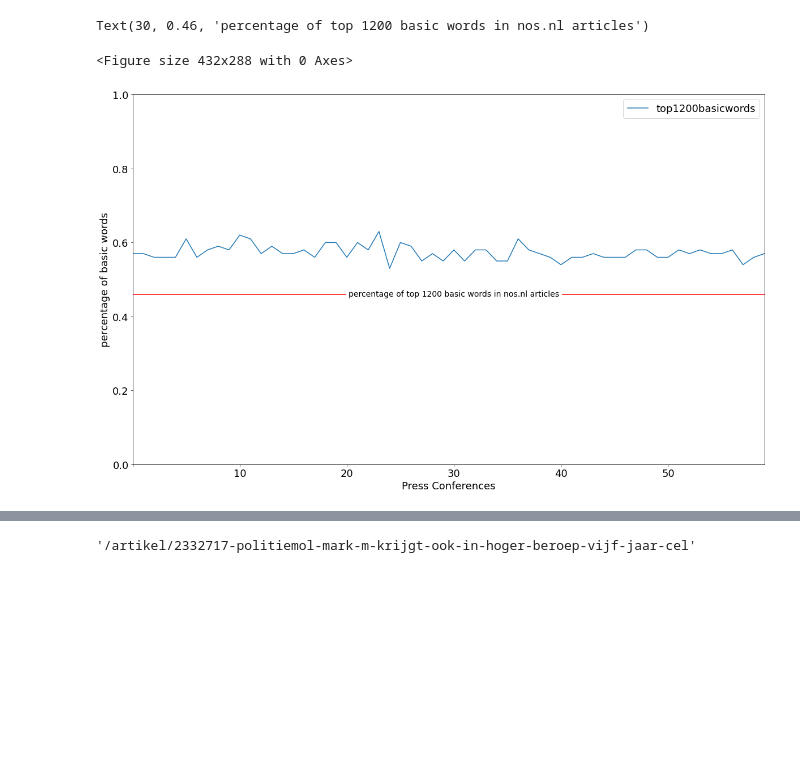
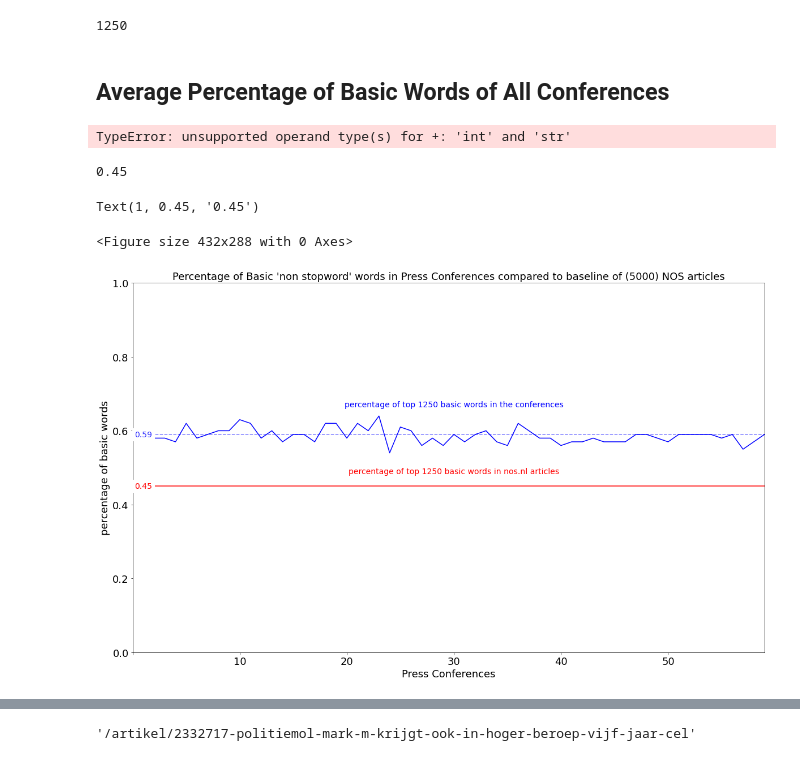
Before and after one commit to matthiasmeester/dm_project, a Jupyter notebook: src/analyses/Basic Word Usage.ipynb, the cells around one changed output, grey strips where cells are left out. Saved outputs shown, nothing was run; the diff lists cells and outputs as text; code cells hidden in the pictures; blank space fills up the shorter version.

Commit message:
Finished Basic Word Usage and nos.nl Article Comparison and created correct Corpus, TF and TF-IDF

```diff
--- a/src/analyses/Basic Word Usage.ipynb
+++ b/src/analyses/Basic Word Usage.ipynb
@@ -81,0 +65,4 @@ df3['basicwords1200'][0]
+# %%
+nr_of_words = [300, 600, 900, 1200, 1500, 1800, 2100]
+# %%
+conferences_basic_words = percentage_of_basic_words(CONFERENCES_CORPUS_DF, nr_of_words=nr_of_words, include_stopwords=False)
@@ -82,23 +77,50 @@ df3['basicwords1200'][0]
+# %%
+nos_basic_words = percentage_of_basic_words(NOS_CORPUS_DF, nr_of_words=nr_of_words, include_stopwords=False)
+# %% [output]
+1250
+# %% [markdown]
+## Average Percentage of Basic Words of All Conferences
+# %%
+def average_percentage(basic_words):
+    flattened_list = [item for sublist in basic_words for item in sublist]
+    return round(sum(flattened_list[1:])/len(flattened_list[1:]), 2)
+
+
+average_conferences_basic_words = average_percentage(conferences_basic_words)
+average_conferences_basic_words
+# %% [output]
+TypeError: unsupported operand type(s) for +: 'int' and 'str'
+# %%
+average_nos_basic_words = average_percentage(nos_basic_words)
+average_nos_basic_words
+# %% [output]
+0.45
 # %%
 from matplotlib import pyplot as plt
 plt.figure()
 plt.rcParams.update({'font.size': 18}) # must set in top
-df1 = pd.DataFrame(data=l[1:], columns=l[0])
+conferences_data = pd.DataFrame(data=conferences_basic_words[1:], columns=conferences_basic_words[0])
 # df2 = pd.DataFrame(data=l[1:], columns=l[0])
-#df3 = pd.DataFrame(data=l[1:], columns=l[0])
+nos_data = pd.DataFrame(data=nos_basic_words[1:], columns=nos_basic_words[0])
 #lines = df2.plot.line()
-customdata = df1
-a = customdata.plot.line(figsize=(20,12))
-# a = customdata.plot.bar(figsize=(6,9))
-a.set_ylim(0, 1)
-a.set_xlim(0, 59)
+
+basic_words_figure = conferences_data.plot.line(figsize=(20,12), color='blue')
+#a = conferences_data.plot.bar(figsize=(6,9))
+basic_words_figure.set_ylim(0, 1)
+basic_words_figure.set_xlim(0, 59)
 # a.set_xlabel('Press Conferences')
-a.set_ylabel('percentage of basic words')
-a.set_xlabel("Press Conferences") # dataset of 'nos.nl' Articles
-a.xaxis.get_major_ticks()[0].label1.set_visible(False)
-a.axhline(y=df3['basicwords1200'][0], xmin=0, xmax=60, color='red')
-a.text(30, 0.46, 'percentage of top 1200 basic words in nos.nl articles', fontsize=14, va='center', ha='center', backgroundcolor='w')
+basic_words_figure.set_title("Percentage of Basic 'non stopword' words in Press Conferences compared to baseline of (5000) NOS articles", fontsize=18)
+basic_words_figure.get_legend().remove()
+basic_words_figure.set_ylabel('percentage of basic words')
+basic_words_figure.set_xlabel("Press Conferences") # dataset of 'nos.nl' Articles
+basic_words_figure.xaxis.get_major_ticks()[0].label1.set_visible(False)
+basic_words_figure.axhline(y=average_conferences_basic_words, xmin=0, xmax=60, color='blue', linestyle='--', alpha=0.5)
+basic_words_figure.axhline(y=nos_data.iloc[0, 0], xmin=0, xmax=60, color='red')
+basic_words_figure.text(30, 0.67, 'percentage of top 1250 basic words in the conferences', fontsize=14, va='center', ha='center', backgroundcolor='w', color='blue')
+basic_words_figure.text(1, average_conferences_basic_words, f'{average_conferences_basic_words}', fontsize=14, va='center', ha='center', backgroundcolor='w', color='blue', alpha=0.8)
+basic_words_figure.text(30, 0.49, 'percentage of top 1250 basic words in nos.nl articles', fontsize=14, va='center', ha='center', backgroundcolor='w', color='red')
+basic_words_figure.text(1, 0.45, '0.45',  fontsize=14, va='center', ha='center', backgroundcolor='w', color='red')
 # %% [output]
-Text(30, 0.46, 'percentage of top 1200 basic words in nos.nl articles')
+Text(1, 0.45, '0.45')
 <Figure size 432x288 with 0 Axes>
-[figure, old version]
+[figure, new version]
```
Also changed, not shown: parts of 14 cells of this notebook, 8 other files.
